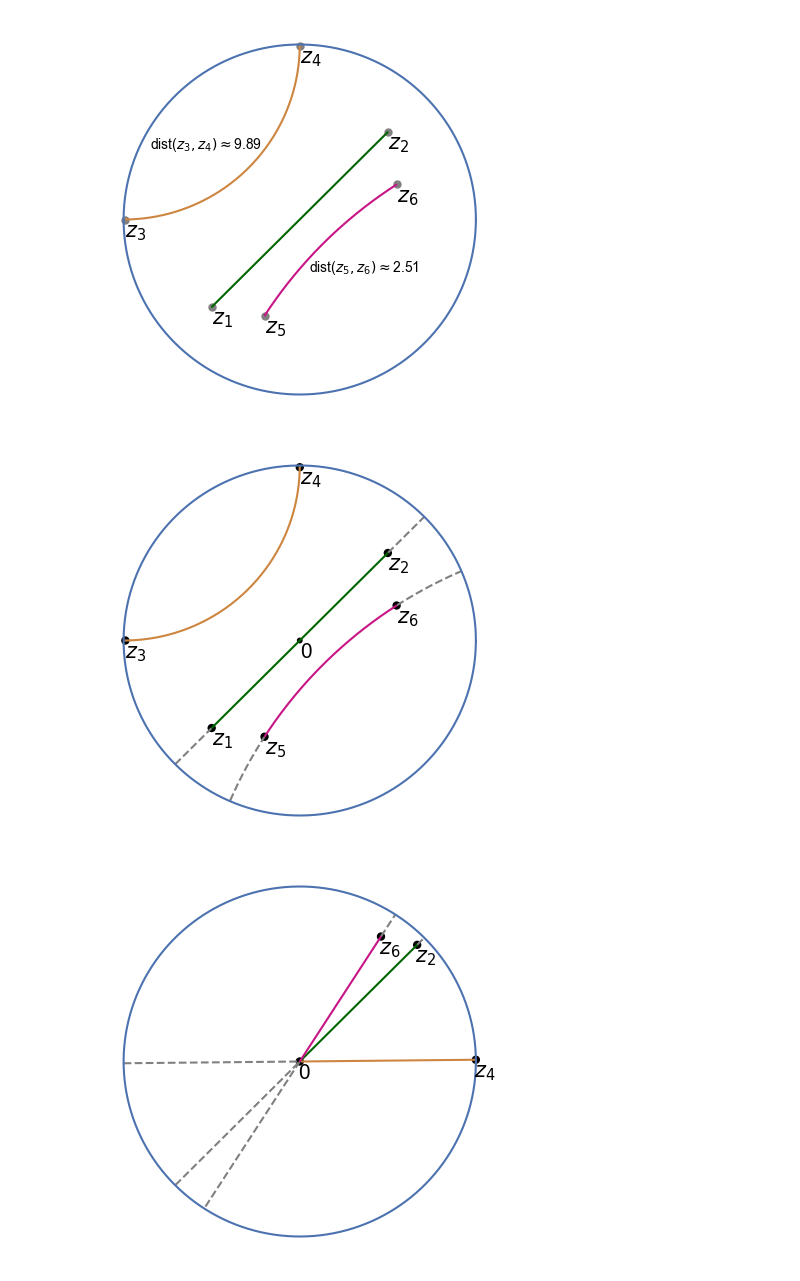
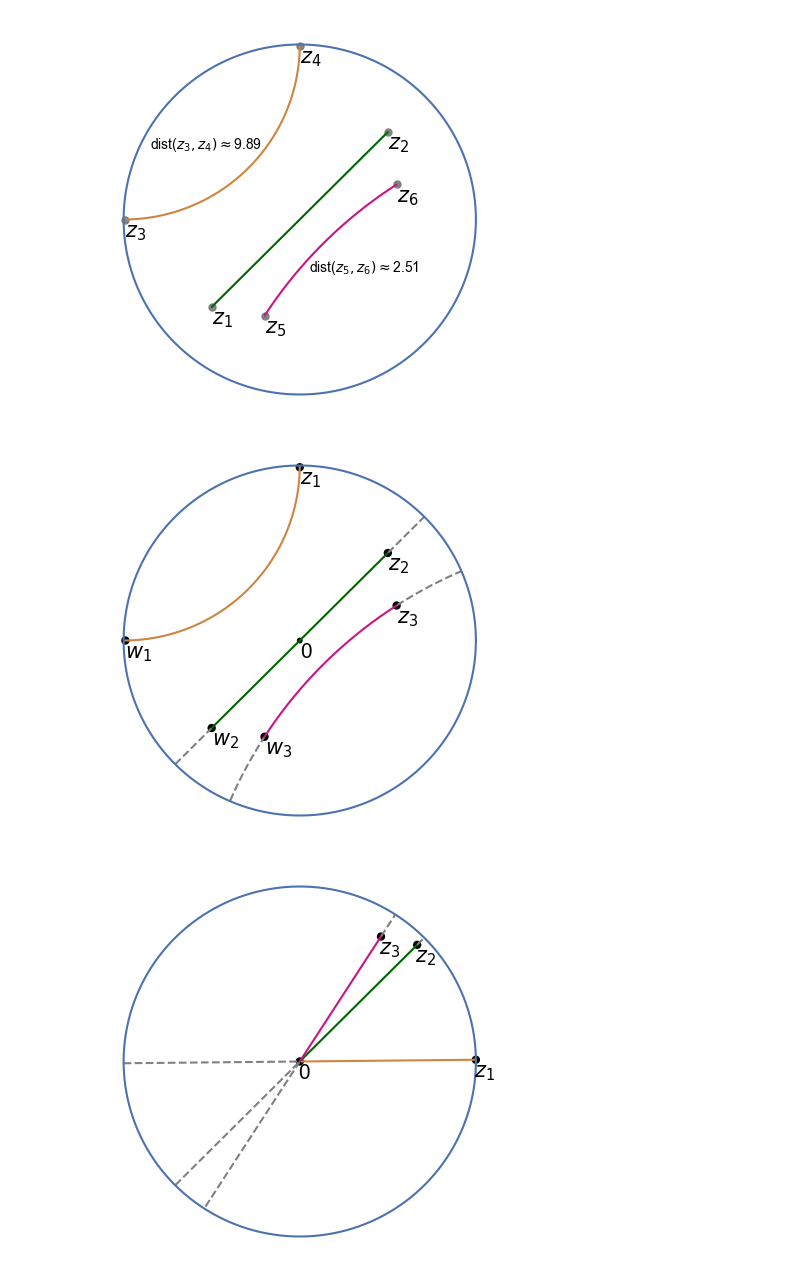
Before and after one commit to RaphaelVogt/Bachelorarbeit, a Jupyter notebook: poincare_disk_plots.ipynb, the cells around one changed output. Drawn from its saved outputs; the diff is of its cells as text; code cells hidden in the pictures.

Commit message:
new notebook for plots of poincare disk

```diff
--- a/poincare_disk_plots.ipynb
+++ b/poincare_disk_plots.ipynb
@@ -114,19 +114,19 @@ moeb_z5, moeb_z6 = moebius(z5, z5, "disk"), moebius(z6, z5, "disk")
 fig, ax = plt.subplots(1, 1, figsize=(5, 5))
 points = {
     "0": torch.complex(torch.zeros(1), torch.zeros(1)),
-    r"$z_1$": z1,
+    r"$w_2$": z1,
     r"$z_2$": z2,
-    r"$z_3$": z3,
-    r"$z_4$": z4,
-    r"$z_5$": z5,
-    r"$z_6$": z6,
+    r"$w_1$": z3,
+    r"$z_1$": z4,
+    r"$w_3$": z5,
+    r"$z_3$": z6,
 }
 
 moeb_points = {
     "0": torch.complex(torch.zeros(1), torch.zeros(1)),
     r"$z_2$": moeb_z2,
-    r"$z_4$": moeb_z4,
-    r"$z_6$": moeb_z6,
+    r"$z_1$": moeb_z4,
+    r"$z_3$": moeb_z6,
 }
 
 ax.plot(geod_z1_z2.real, geod_z1_z2.imag, color="darkgreen")
@@ -149,32 +149,32 @@ ax.axis("off")
 for name, val in points.items():
     ax.annotate(name, (val.real, val.imag - 0.1), fontsize=15, c="black")
 
 plt.savefig("images/geodesics_with_arcs_disk.png", dpi=500)
 plt.show()
 
 fig, ax = plt.subplots(1, 1, figsize=(5, 5))
 ax.plot(moeb_geod_z1_z2.real, moeb_geod_z1_z2.imag, color="darkgreen")
 ax.plot(moeb_geod_z3_z4.real, moeb_geod_z3_z4.imag, color="peru")
 ax.plot(moeb_geod_z5_z6.real, moeb_geod_z5_z6.imag, color="mediumvioletred")
 ax.plot(moeb_arc_z1_z2_0.real, moeb_arc_z1_z2_0.imag, color="grey", linestyle="dashed")
 ax.plot(moeb_arc_z1_z2_1.real, moeb_arc_z1_z2_1.imag, color="grey", linestyle="dashed")
 ax.plot(moeb_arc_z3_z4_0.real, moeb_arc_z3_z4_0.imag, color="grey", linestyle="dashed")
 ax.plot(moeb_arc_z3_z4_1.real, moeb_arc_z3_z4_1.imag, color="grey", linestyle="dashed")
 ax.plot(moeb_arc_z5_z6_0.real, moeb_arc_z5_z6_0.imag, color="grey", linestyle="dashed")
 ax.plot(moeb_arc_z5_z6_1.real, moeb_arc_z5_z6_1.imag, color="grey", linestyle="dashed")
 ax.plot(sphere.real, sphere.imag)
 ax.scatter(
     [moeb_z1.real, moeb_z2.real, moeb_z4.real, moeb_z6.real, torch.zeros(1)],
     [moeb_z1.imag, moeb_z2.imag, moeb_z4.imag, moeb_z6.imag, torch.zeros(1)],
     c=["black", "black", "black", "black", "black"],
     s=[25, 25, 25, 25, 10]
 )
 ax.axis("off")
 for name, val in moeb_points.items():
     ax.annotate(name, (val.real-0.01, val.imag - 0.1), fontsize=15, c="black")
 
 plt.savefig("images/moebius_with_arcs_disk.png", dpi=500)
 plt.show()
 # %% [output]
-[figure, old version]
+[figure, new version]
 [figure]
```
